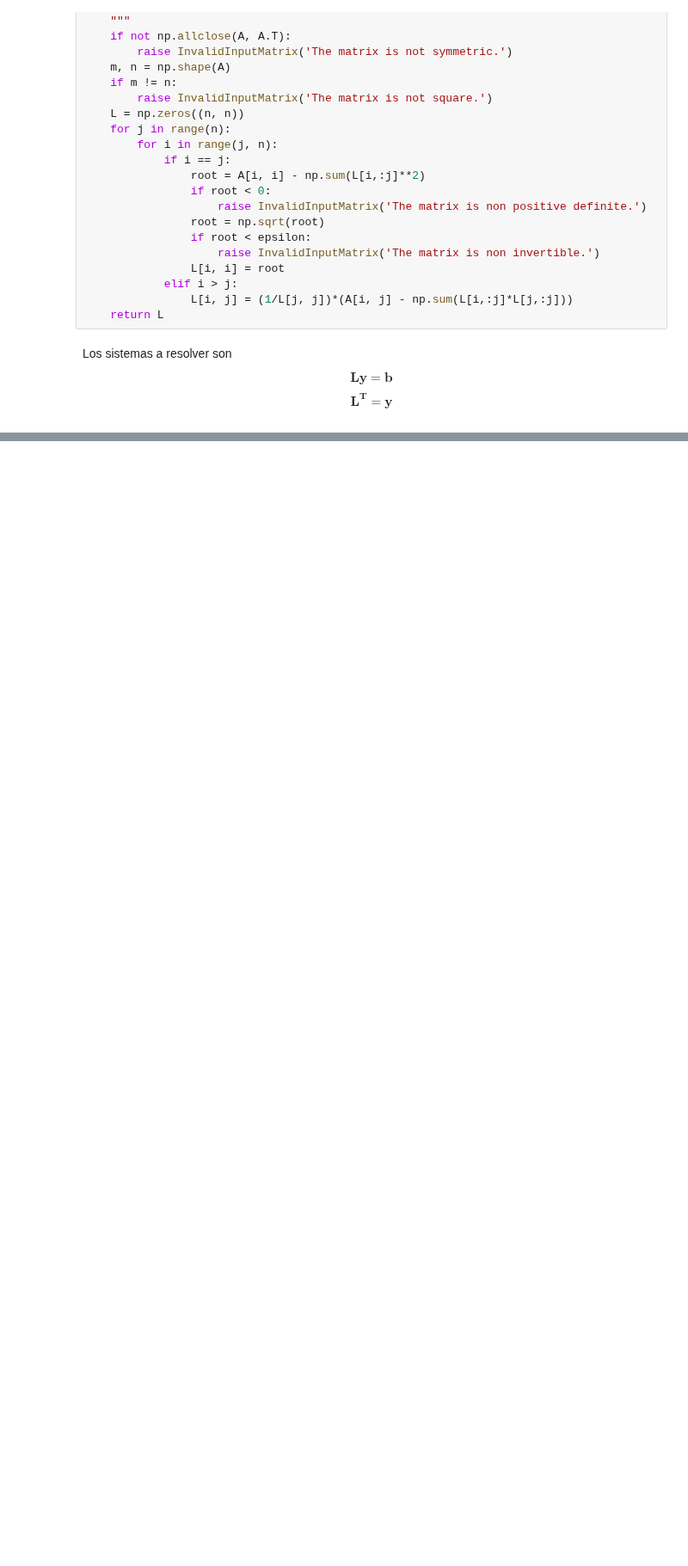
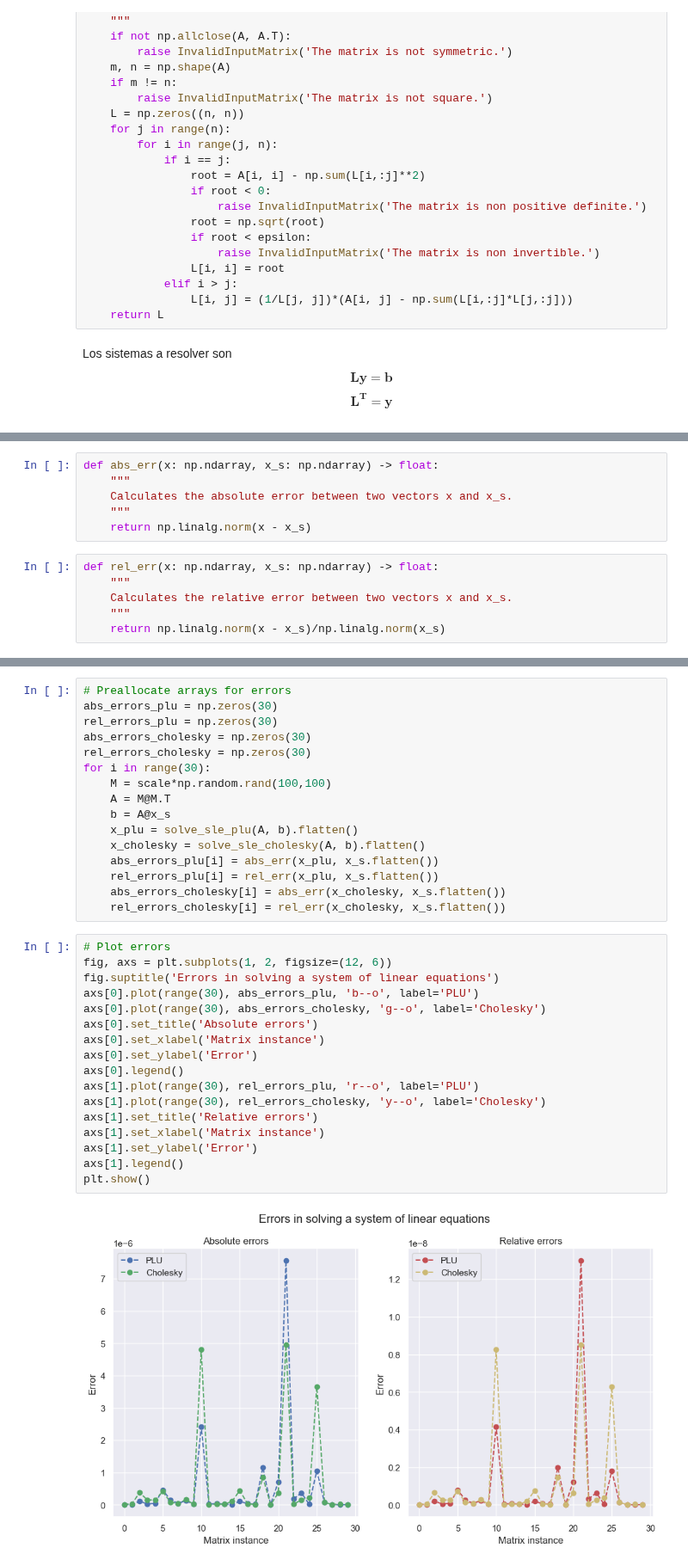
Before and after one commit to emilianodesu/LCD-5Sem-2025-1, a Jupyter notebook: MMCCD/Emiliano_Mendoza_T2.ipynb, the cells around one changed output, grey strips where cells are left out. Shown at 86% size. Drawn from its saved outputs; the diff is of its cells as text; blank space fills up the shorter version.

```diff
--- a/MMCCD/Emiliano_Mendoza_T2.ipynb
+++ b/MMCCD/Emiliano_Mendoza_T2.ipynb
@@ -279,0 +362,12 @@ def solve_sle_cholesky(A: np.ndarray, b: np.ndarray) -> np.ndarray:
+# %%
+def abs_err(x: np.ndarray, x_s: np.ndarray) -> float:
+    """
+    Calculates the absolute error between two vectors x and x_s.
+    """
+    return np.linalg.norm(x - x_s)
+# %%
+def rel_err(x: np.ndarray, x_s: np.ndarray) -> float:
+    """
+    Calculates the relative error between two vectors x and x_s.
+    """
+    return np.linalg.norm(x - x_s)/np.linalg.norm(x_s)
@@ -279,0 +388,35 @@ def solve_sle_cholesky(A: np.ndarray, b: np.ndarray) -> np.ndarray:
+# %%
+# Preallocate arrays for errors
+abs_errors_plu = np.zeros(30)
+rel_errors_plu = np.zeros(30)
+abs_errors_cholesky = np.zeros(30)
+rel_errors_cholesky = np.zeros(30)
+for i in range(30):
+    M = scale*np.random.rand(100,100)
+    A = M@M.T
+    b = A@x_s
+    x_plu = solve_sle_plu(A, b).flatten()
+    x_cholesky = solve_sle_cholesky(A, b).flatten()
+    abs_errors_plu[i] = abs_err(x_plu, x_s.flatten())
+    rel_errors_plu[i] = rel_err(x_plu, x_s.flatten())
+    abs_errors_cholesky[i] = abs_err(x_cholesky, x_s.flatten())
+    rel_errors_cholesky[i] = rel_err(x_cholesky, x_s.flatten())
+# %%
+# Plot errors
+fig, axs = plt.subplots(1, 2, figsize=(12, 6))
+fig.suptitle('Errors in solving a system of linear equations')
+axs[0].plot(range(30), abs_errors_plu, 'b--o', label='PLU')
+axs[0].plot(range(30), abs_errors_cholesky, 'g--o', label='Cholesky')
+axs[0].set_title('Absolute errors')
+axs[0].set_xlabel('Matrix instance')
+axs[0].set_ylabel('Error')
+axs[0].legend()
+axs[1].plot(range(30), rel_errors_plu, 'r--o', label='PLU')
+axs[1].plot(range(30), rel_errors_cholesky, 'y--o', label='Cholesky')
+axs[1].set_title('Relative errors')
+axs[1].set_xlabel('Matrix instance')
+axs[1].set_ylabel('Error')
+axs[1].legend()
+plt.show()
+# %% [output]
+[figure, added]
```
Also changed, not shown: parts of 63 cells of this notebook, 4 other files.
